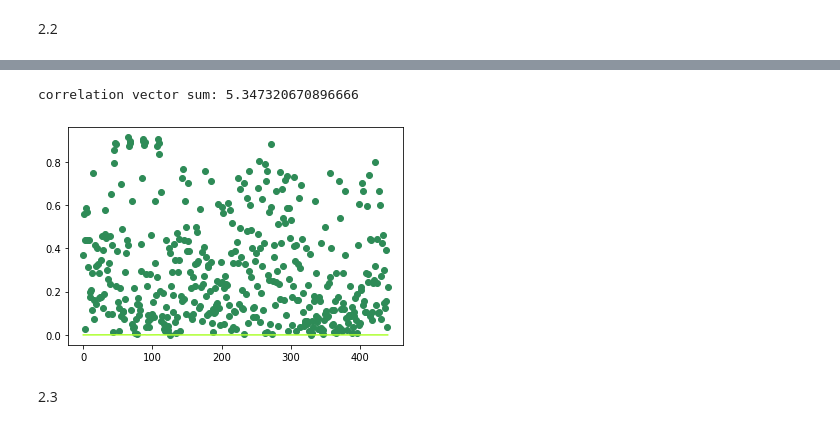
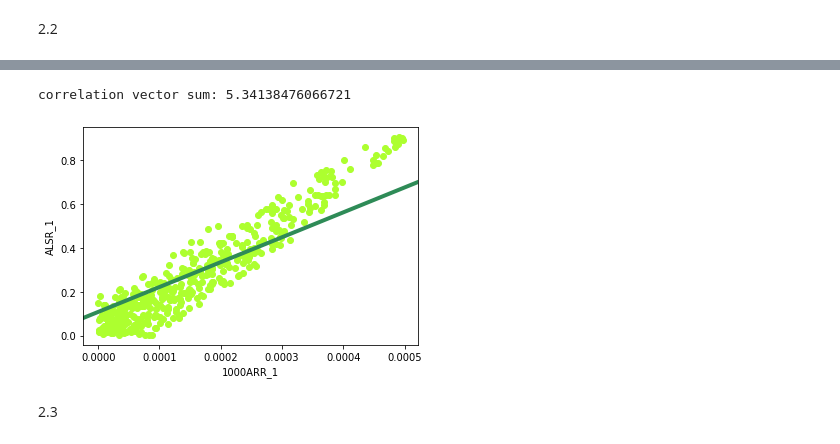
Before and after one commit to tvtpt/MAST30034_assignment1, a Jupyter notebook: Code for Q1 and Q2.ipynb, the cells around one changed output, grey strips where cells are left out. Saved outputs shown, nothing was run; the diff lists cells and outputs as text; code cells hidden in the pictures.

```diff
--- a/Code for Q1 and Q2.ipynb
+++ b/Code for Q1 and Q2.ipynb
@@ -351,16 +351,21 @@ optimal_rrlambda, ARR, DRR = ridge_regression(optimal_rrlambda)
 # %%
 # plot for lambda = 1000
 trylam = 1000
 tryrr_result = ridge_regression(trylam)
 tryARR = tryrr_result[1]
+xarr = np.asarray(abs(tryARR[0, :])).flatten()
+yarr = np.asarray(abs(ALSR[0, :])).flatten()
 print(f"correlation vector sum: {sum(findcorrvectorD(tryrr_result[2], ['RRTC0', 'RRTC1', 'RRTC2', 'RRTC3', 'RRTC4', 'RRTC5']))}")
-plt.scatter([range(V)], np.asarray(abs(ALSR[0, :])).flatten(), color = "seagreen")
-plt.plot(np.asarray(abs(tryARR[0, :])).flatten(), color = "greenyellow")
+plt.scatter(xarr, yarr, color = "greenyellow")
+#plt.plot(np.asarray(abs(ALSR[0, :])).flatten())
+plt.xlabel('1000ARR_1')
+plt.ylabel('ALSR_1')
+plt.axline((xarr[0], yarr[0]), (xarr[-1], yarr[-1]), linewidth=4, color='seagreen')
 plt.savefig('plots/ALSR vs 1000lam ARR.png')
 plt.show()
 # %% [output]
-correlation vector sum: 5.347320670896666
+correlation vector sum: 5.34138476066721
-[figure, old version]
+[figure, new version]
 # %% [markdown]
 2.3
 # %%
```
Also changed, not shown: parts of 6 cells of this notebook, 6 other files.
